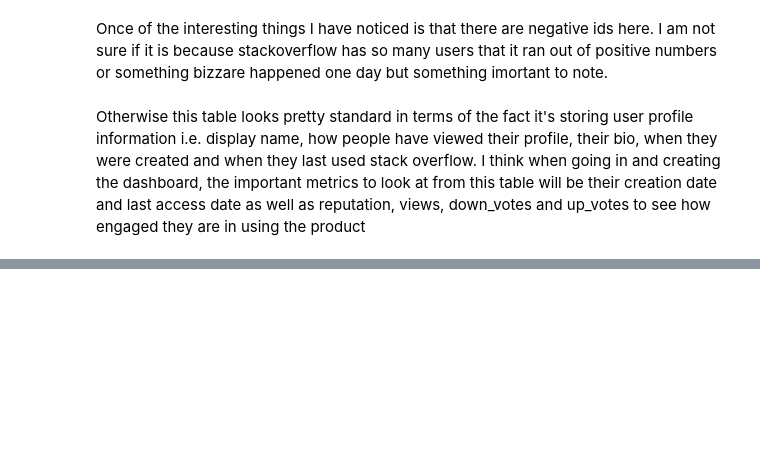
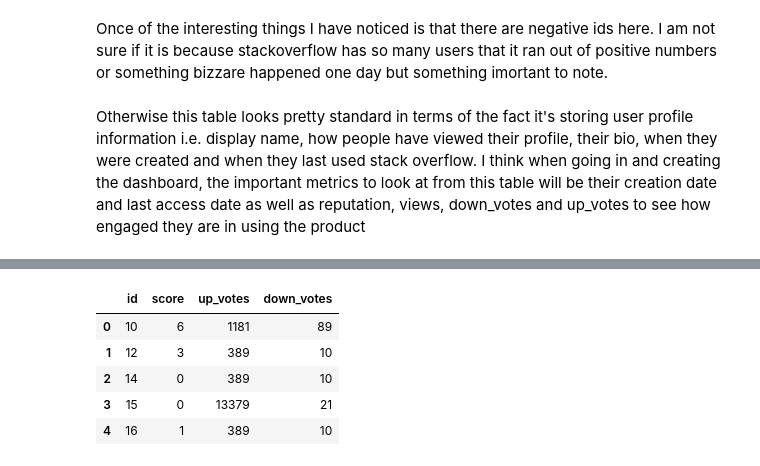
Before and after one commit to denisecodes/stack_overflow_dashboard, a Jupyter notebook: stack_overflow_dashboard.ipynb, the cells around one changed output, grey strips where cells are left out. Cells and saved outputs as stored; diff of their text form; code cells hidden in the pictures; blank space fills up the shorter version.

```diff
--- a/stack_overflow_dashboard.ipynb
+++ b/stack_overflow_dashboard.ipynb
@@ -287,0 +311,15 @@ Otherwise this table looks pretty standard in terms of the fact it's storing use
+# %%
+%%sql
+SELECT comments.id, comments.score, users.up_votes, users.down_votes
+FROM users
+INNER JOIN
+comments
+ON users.id = comments.user_id
+LIMIT 5
+# %% [output]
+|  | id | score | up_votes | down_votes |
+| 0 | 10 | 6 | 1181 | 89 |
+| 1 | 12 | 3 | 389 | 10 |
+| 2 | 14 | 0 | 389 | 10 |
+| 3 | 15 | 0 | 13379 | 21 |
+| 4 | 16 | 1 | 389 | 10 |
```
Also changed, not shown: parts of 6 cells of this notebook.
